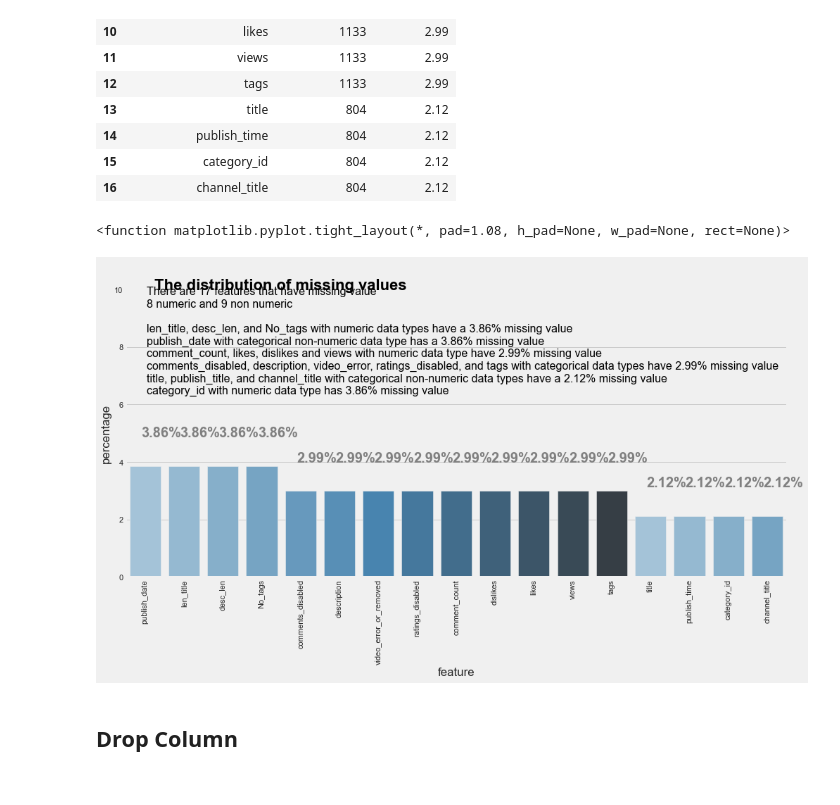
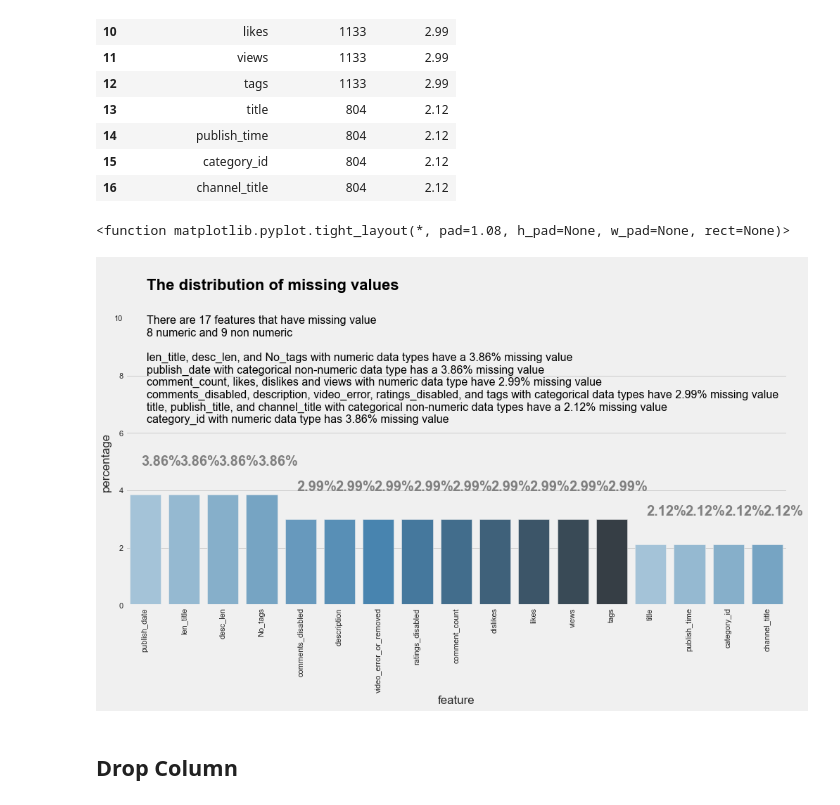
Before and after one commit to herdinsurya/Youtube-Views-Prediction, a Jupyter notebook: Youtube Views Prediction.ipynb, the cells around one changed output. Saved outputs shown, nothing was run; the diff lists cells and outputs as text; code cells hidden in the pictures.

```diff
--- a/Youtube Views Prediction.ipynb
+++ b/Youtube Views Prediction.ipynb
@@ -344,35 +344,35 @@ g = sns.barplot(x = 'feature',y='percentage',data=data_missing_value,ax=ax,
 x = np.arange(len(data_missing_value['feature']))
 y = data_missing_value['percentage']
 
 for i, v in enumerate(y):
     ax.text(x[i]- 0.1, v+1, str(v)+'%', fontsize = 20, color='gray', fontweight='bold')
 
 title = '''
 The distribution of missing values'''
-ax.text(0.25,10,title,horizontalalignment='left',color='black',fontsize=22,fontweight='bold')
+ax.text(0.05,11,title,horizontalalignment='left',color='black',fontsize=22,fontweight='bold')
 
 text = '''
 There are 17 features that have missing value
 8 numeric and 9 non numeric
 
 len_title, desc_len, and No_tags with numeric data types have a 3.86% missing value
 publish_date with categorical non-numeric data type has a 3.86% missing value
 comment_count, likes, dislikes and views with numeric data type have 2.99% missing value
 comments_disabled, description, video_error, ratings_disabled, and tags with categorical data types have 2.99% missing value
 title, publish_title, and channel_title with categorical non-numeric data types have a 2.12% missing value
 category_id with numeric data type has 3.86% missing value
 
 '''
 ax.text(0.05,5.5,text,horizontalalignment='left',color='black',fontsize=16,fontweight='normal')
 
 ax.set_ylim(0,10)
 
 ax.set_xticklabels(ax.get_xticklabels(),rotation=90)
 plt.tight_layout
 #plt.savefig('fig/distribusi nilai hilang.png');
 # %% [output]
 <function matplotlib.pyplot.tight_layout(*, pad=1.08, h_pad=None, w_pad=None, rect=None)>
-[figure, old version]
+[figure, new version]
 # %% [markdown]
 ## Drop Column
 # %%
```
Also changed, not shown: parts of 3 cells of this notebook.
